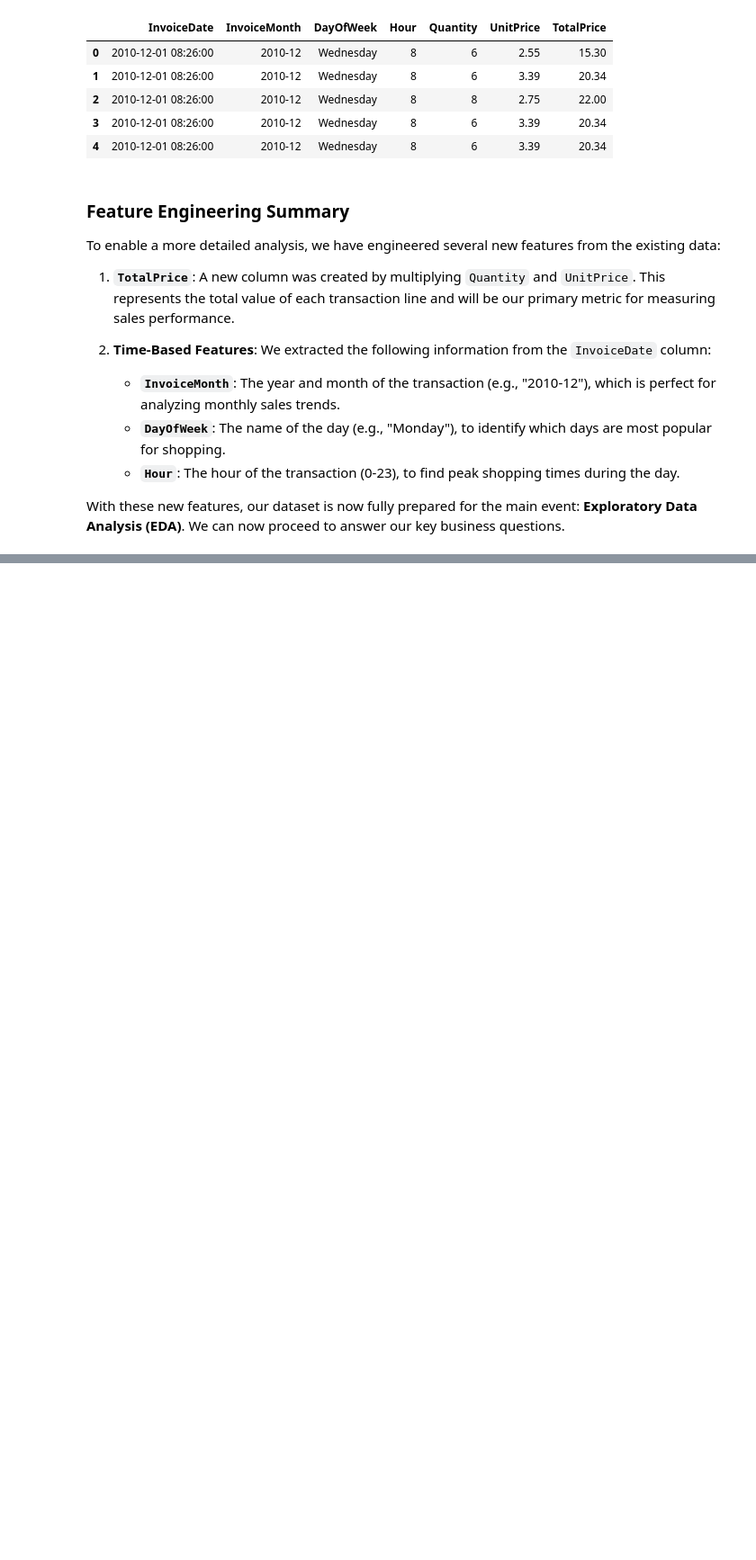
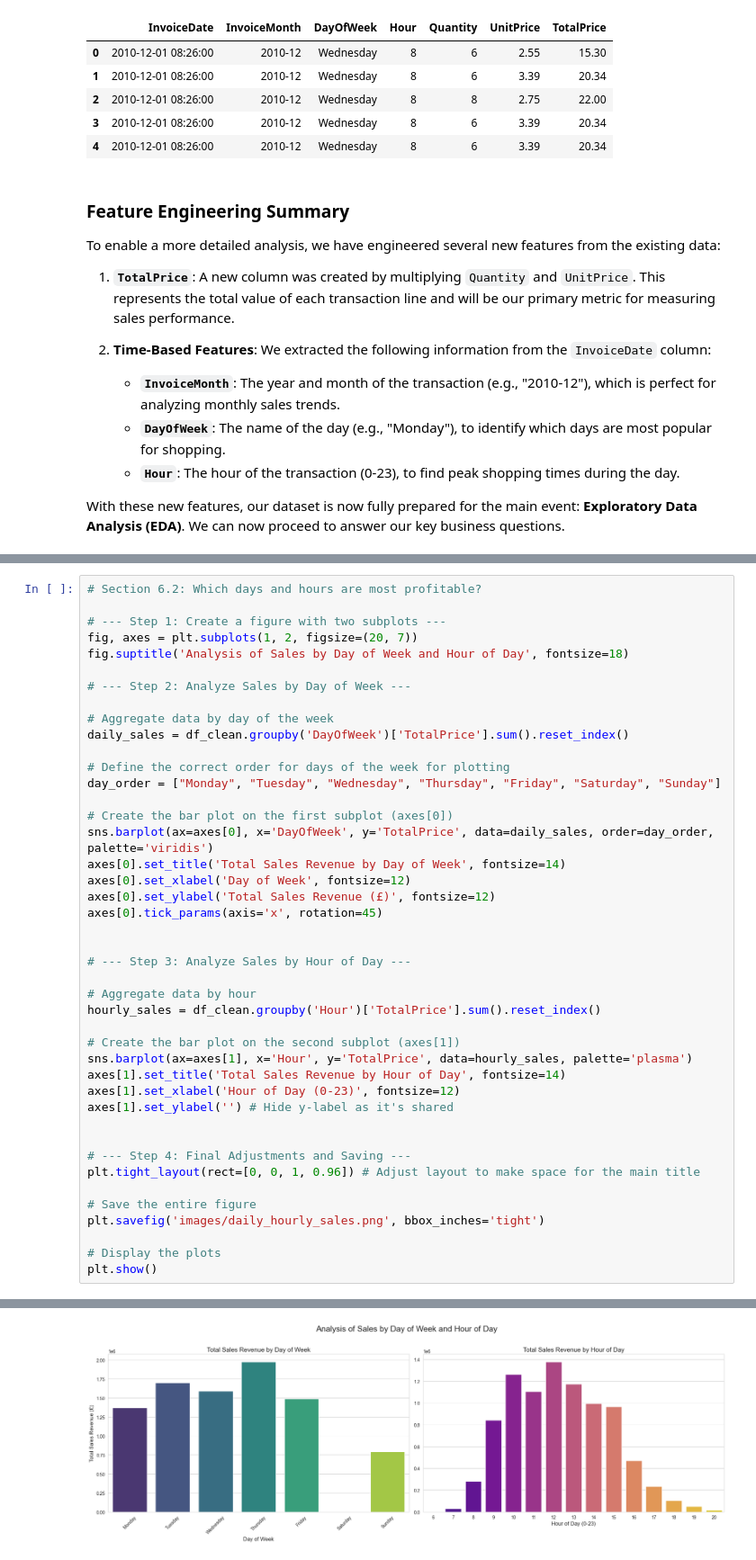
Before and after one commit to takzen/ecommerce-sales-analysis, a Jupyter notebook: ecommerce_analysis.ipynb, the cells around one changed output, grey strips where cells are left out. Shown at 90% size. Drawn from its saved outputs; the diff is of its cells as text; blank space fills up the shorter version.

```diff
--- a/ecommerce_analysis.ipynb
+++ b/ecommerce_analysis.ipynb
@@ -209,0 +248,44 @@ With these new features, our dataset is now fully prepared for the main event: *
+# %%
+# Section 6.2: Which days and hours are most profitable?
+
+# --- Step 1: Create a figure with two subplots ---
+fig, axes = plt.subplots(1, 2, figsize=(20, 7))
+fig.suptitle('Analysis of Sales by Day of Week and Hour of Day', fontsize=18)
+
+# --- Step 2: Analyze Sales by Day of Week ---
+
+# Aggregate data by day of the week
+daily_sales = df_clean.groupby('DayOfWeek')['TotalPrice'].sum().reset_index()
+
+# Define the correct order for days of the week for plotting
+day_order = ["Monday", "Tuesday", "Wednesday", "Thursday", "Friday", "Saturday", "Sunday"]
+
+# Create the bar plot on the first subplot (axes[0])
+sns.barplot(ax=axes[0], x='DayOfWeek', y='TotalPrice', data=daily_sales, order=day_order, palette='viridis')
+axes[0].set_title('Total Sales Revenue by Day of Week', fontsize=14)
+axes[0].set_xlabel('Day of Week', fontsize=12)
+axes[0].set_ylabel('Total Sales Revenue (£)', fontsize=12)
+axes[0].tick_params(axis='x', rotation=45)
+
+
+# --- Step 3: Analyze Sales by Hour of Day ---
+
+# Aggregate data by hour
+hourly_sales = df_clean.groupby('Hour')['TotalPrice'].sum().reset_index()
+
+# Create the bar plot on the second subplot (axes[1])
+sns.barplot(ax=axes[1], x='Hour', y='TotalPrice', data=hourly_sales, palette='plasma')
+axes[1].set_title('Total Sales Revenue by Hour of Day', fontsize=14)
+axes[1].set_xlabel('Hour of Day (0-23)', fontsize=12)
+axes[1].set_ylabel('') # Hide y-label as it's shared
+
+
+# --- Step 4: Final Adjustments and Saving ---
+plt.tight_layout(rect=[0, 0, 1, 0.96]) # Adjust layout to make space for the main title
+
+# Save the entire figure
+plt.savefig('images/daily_hourly_sales.png', bbox_inches='tight')
+
+# Display the plots
+plt.show()
+# %% [output]
@@ -209,0 +299 @@ With these new features, our dataset is now fully prepared for the main event: *
+[figure, added]
```
Also changed, not shown: parts of 7 cells of this notebook, 3 other files.
